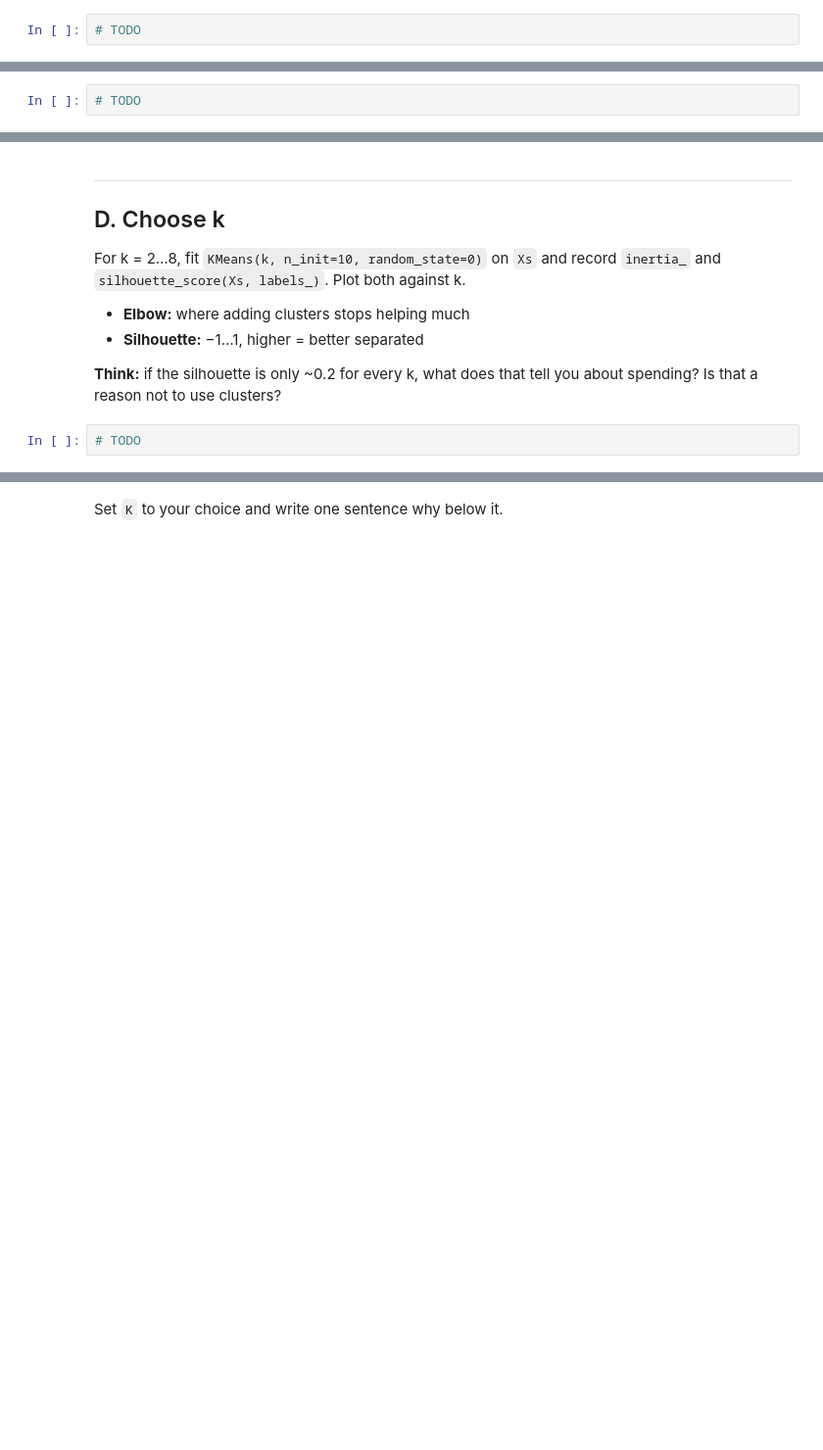
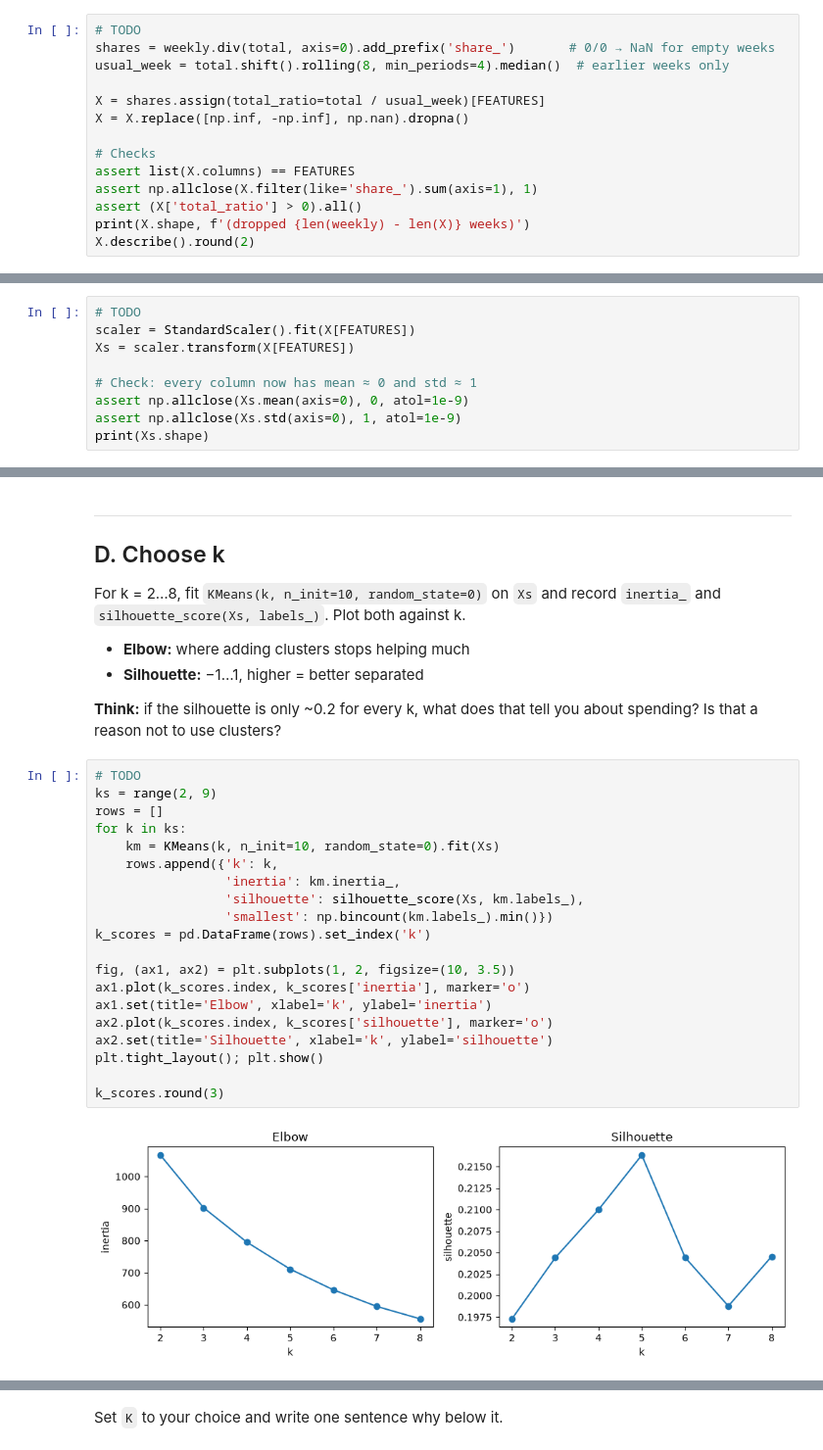
Before and after one commit to ronmarabalos/Machine-Learning, a Jupyter notebook: notebooks/06-week-types.ipynb, the cells around one changed output, grey strips where cells are left out. Shown at 98% size. Cells and saved outputs as stored; diff of their text form; blank space fills up the shorter version.

Commit message:
Complete Week 6 week types notebook

```diff
--- a/notebooks/06-week-types.ipynb
+++ b/notebooks/06-week-types.ipynb
@@ -50,3 +75,15 @@ Drop weeks with a total of 0 or without a ratio (`replace([np.inf, -np.inf], np.
 **Think:** why shares and a ratio instead of pesos? (Hint: the app will use these centres for real users who spend more or less than the fake data.)
 # %%
 # TODO
+shares = weekly.div(total, axis=0).add_prefix('share_')       # 0/0 → NaN for empty weeks
+usual_week = total.shift().rolling(8, min_periods=4).median()  # earlier weeks only
+
+X = shares.assign(total_ratio=total / usual_week)[FEATURES]
+X = X.replace([np.inf, -np.inf], np.nan).dropna()
+
+# Checks
+assert list(X.columns) == FEATURES
+assert np.allclose(X.filter(like='share_').sum(axis=1), 1)
+assert (X['total_ratio'] > 0).all()
+print(X.shape, f'(dropped {len(weekly) - len(X)} weeks)')
+X.describe().round(2)
@@ -68,3 +118,10 @@ Fit a `StandardScaler` on `X[FEATURES]` (save it as `scaler`) and make `Xs = sca
 **Think:** K-means measures plain distance. What would happen without scaling, when `total_ratio` swings between 0.3 and 3 but a small share moves between 0.00 and 0.05?
 # %%
 # TODO
+scaler = StandardScaler().fit(X[FEATURES])
+Xs = scaler.transform(X[FEATURES])
+
+# Check: every column now has mean ≈ 0 and std ≈ 1
+assert np.allclose(Xs.mean(axis=0), 0, atol=1e-9)
+assert np.allclose(Xs.std(axis=0), 1, atol=1e-9)
+print(Xs.shape)
@@ -79,3 +138,23 @@ For k = 2…8, fit `KMeans(k, n_init=10, random_state=0)` on `Xs` and record `in
 **Think:** if the silhouette is only ~0.2 for every k, what does that tell you about spending? Is that a reason not to use clusters?
 # %%
 # TODO
+ks = range(2, 9)
+rows = []
+for k in ks:
+    km = KMeans(k, n_init=10, random_state=0).fit(Xs)
+    rows.append({'k': k,
+                 'inertia': km.inertia_,
+                 'silhouette': silhouette_score(Xs, km.labels_),
+                 'smallest': np.bincount(km.labels_).min()})
+k_scores = pd.DataFrame(rows).set_index('k')
+
+fig, (ax1, ax2) = plt.subplots(1, 2, figsize=(10, 3.5))
+ax1.plot(k_scores.index, k_scores['inertia'], marker='o')
+ax1.set(title='Elbow', xlabel='k', ylabel='inertia')
+ax2.plot(k_scores.index, k_scores['silhouette'], marker='o')
+ax2.set(title='Silhouette', xlabel='k', ylabel='silhouette')
+plt.tight_layout(); plt.show()
+
+k_scores.round(3)
+# %% [output]
+[figure, added]
```
Also changed, not shown: parts of 13 cells of this notebook.
